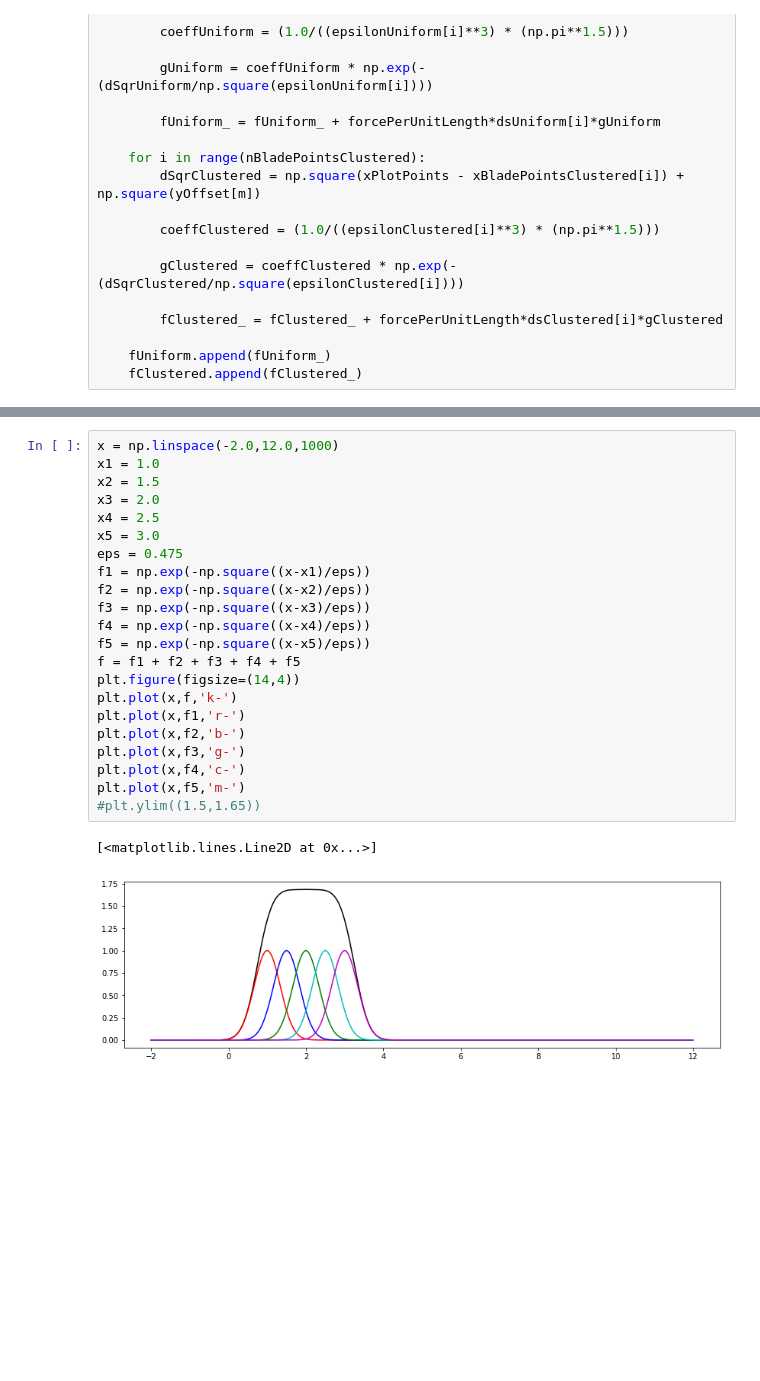
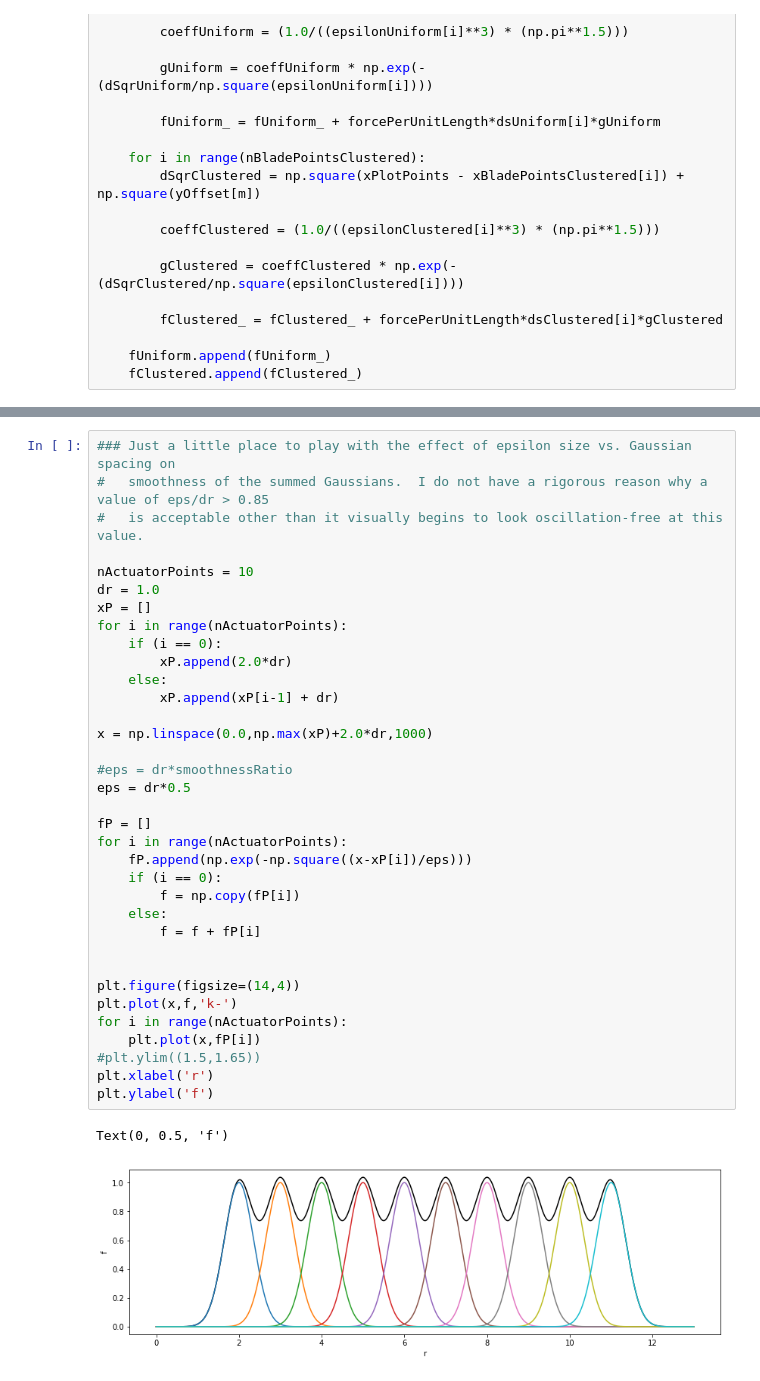
Before and after one commit to mchurchf/usefulTools, a Jupyter notebook: python/actuatorClusteringTool.ipynb, the cells around one changed output, grey strips where cells are left out. Saved outputs shown, nothing was run; the diff lists cells and outputs as text; blank space fills up the shorter version.

```diff
--- a/python/actuatorClusteringTool.ipynb
+++ b/python/actuatorClusteringTool.ipynb
@@ -290,25 +296,38 @@ plt.legend(['uniform','clustered'])
-# %%
-x = np.linspace(-2.0,12.0,1000)
-x1 = 1.0
-x2 = 1.5
-x3 = 2.0
-x4 = 2.5
-x5 = 3.0
-eps = 0.475
-f1 = np.exp(-np.square((x-x1)/eps))
-f2 = np.exp(-np.square((x-x2)/eps))
-f3 = np.exp(-np.square((x-x3)/eps))
-f4 = np.exp(-np.square((x-x4)/eps))
-f5 = np.exp(-np.square((x-x5)/eps))
-f = f1 + f2 + f3 + f4 + f5
-plt.figure(figsize=(14,4))
-plt.plot(x,f,'k-')
-plt.plot(x,f1,'r-')
-plt.plot(x,f2,'b-')
-plt.plot(x,f3,'g-')
-plt.plot(x,f4,'c-')
-plt.plot(x,f5,'m-')
-#plt.ylim((1.5,1.65))
-# %% [output]
-[<matplotlib.lines.Line2D at 0x...>]
-[figure, removed]
+# %%
+### Just a little place to play with the effect of epsilon size vs. Gaussian spacing on
+#   smoothness of the summed Gaussians.  I do not have a rigorous reason why a value of eps/dr > 0.85
+#   is acceptable other than it visually begins to look oscillation-free at this value.
+
+nActuatorPoints = 10
+dr = 1.0
+xP = []
+for i in range(nActuatorPoints):
+    if (i == 0):
+        xP.append(2.0*dr)
+    else:
+        xP.append(xP[i-1] + dr)
+
+x = np.linspace(0.0,np.max(xP)+2.0*dr,1000)
+
+#eps = dr*smoothnessRatio
+eps = dr*0.5
+
+fP = []
+for i in range(nActuatorPoints):
+    fP.append(np.exp(-np.square((x-xP[i])/eps)))
+    if (i == 0):
+        f = np.copy(fP[i])
+    else:
+        f = f + fP[i]
+
+
+plt.figure(figsize=(14,4))
+plt.plot(x,f,'k-')
+for i in range(nActuatorPoints):
+    plt.plot(x,fP[i])
+#plt.ylim((1.5,1.65))
+plt.xlabel('r')
+plt.ylabel('f')
+# %% [output]
+Text(0, 0.5, 'f')
+[figure, added]
```
Also changed, not shown: parts of 6 cells of this notebook.
